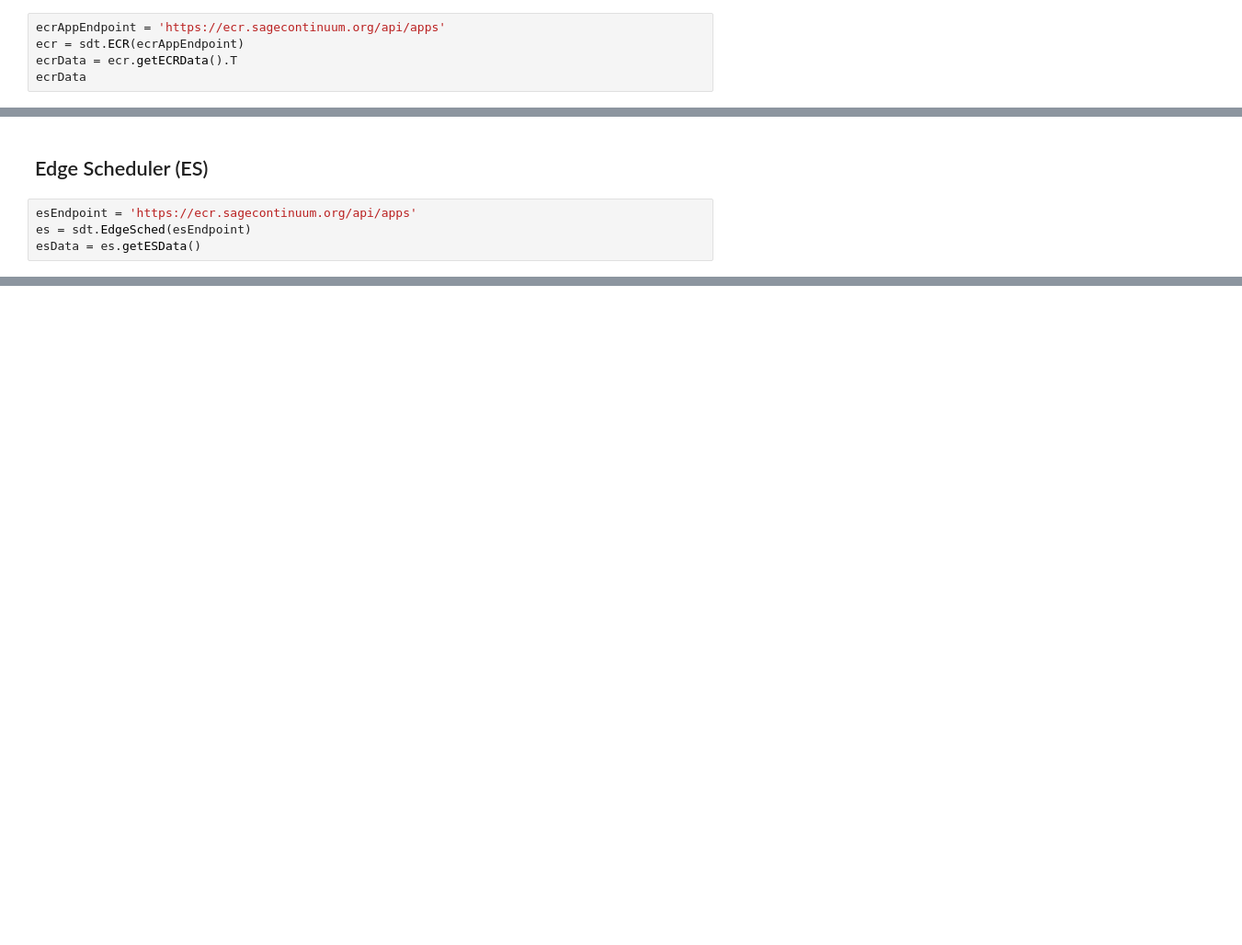
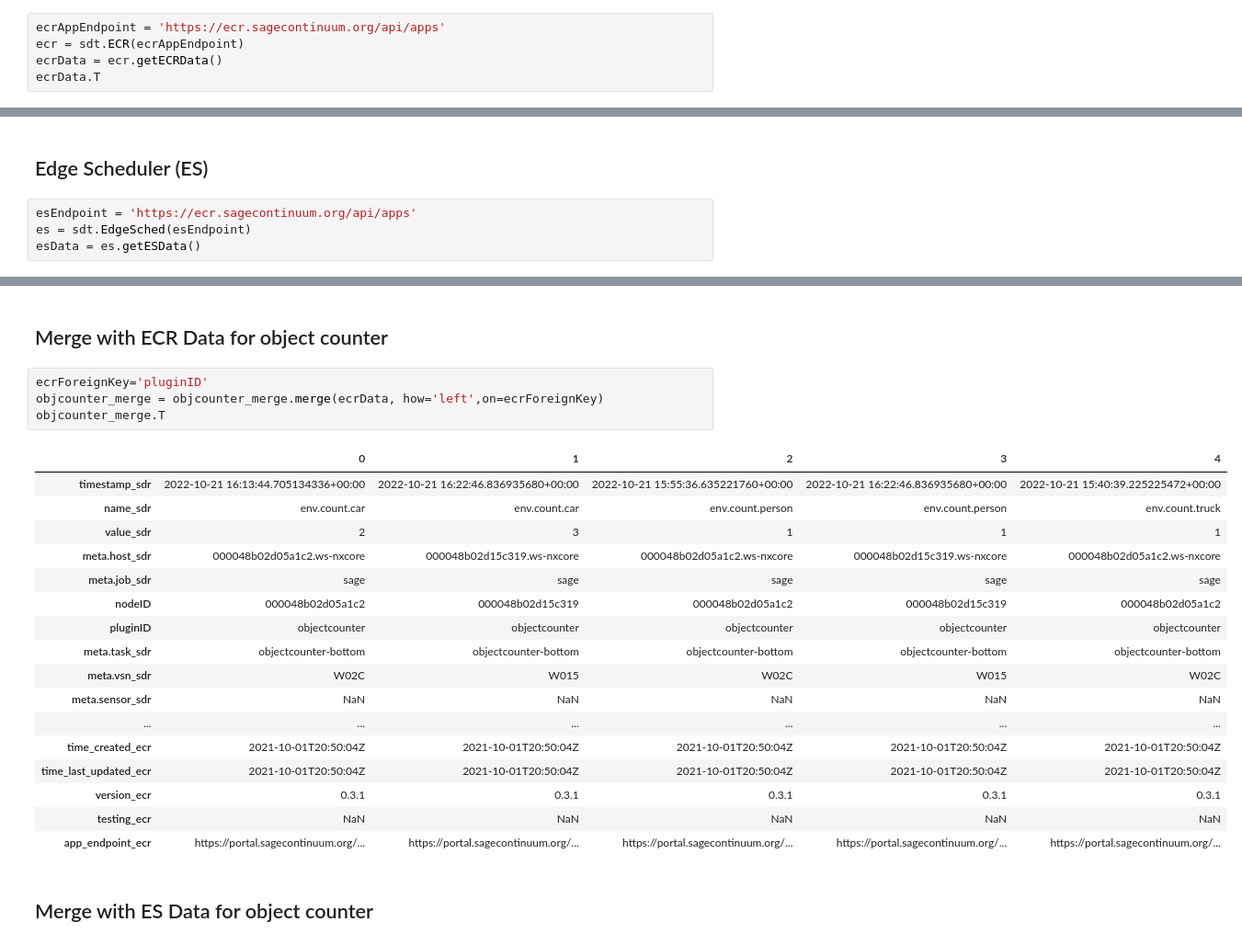
Before and after one commit to iperezx/sage-data-entities, a Jupyter notebook: docs/notebooks/walkthrough.ipynb, the cells around one changed output, grey strips where cells are left out. Shown at 92% size. Cells and saved outputs as stored; diff of their text form; blank space fills up the shorter version.

```diff
--- a/docs/notebooks/walkthrough.ipynb
+++ b/docs/notebooks/walkthrough.ipynb
@@ -43,5 +91,5 @@ sensorData
 # %%
 ecrAppEndpoint = 'https://ecr.sagecontinuum.org/api/apps'
 ecr = sdt.ECR(ecrAppEndpoint)
-ecrData = ecr.getECRData().T
-ecrData
+ecrData = ecr.getECRData()
+ecrData.T
@@ -57,0 +223,26 @@ esData[esData.owner == 'iperezx']
+# %% [markdown]
+## Merge with ECR Data for object counter
+# %%
+ecrForeignKey='pluginID'
+objcounter_merge = objcounter_merge.merge(ecrData, how='left',on=ecrForeignKey)
+objcounter_merge.T
+# %% [output]
+|  | 0 | 1 | 2 | 3 | 4 |
+| timestamp_sdr | 2022-10-21 16:13:44.705134336+00:00 | 2022-10-21 16:22:46.836935680+00:00 | 2022-10-21 15:55:36.635221760+00:00 | 2022-10-21 16:22:46.836935680+00:00 | 2022-10-21 15:40:39.225225472+00:00 |
+| name_sdr | env.count.car | env.count.car | env.count.person | env.count.person | env.count.truck |
+| value_sdr | 2 | 3 | 1 | 1 | 1 |
+| meta.host_sdr | 000048b02d05a1c2.ws-nxcore | 000048b02d15c319.ws-nxcore | 000048b02d05a1c2.ws-nxcore | 000048b02d15c319.ws-nxcore | 000048b02d05a1c2.ws-nxcore |
+| meta.job_sdr | sage | sage | sage | sage | sage |
+| nodeID | 000048b02d05a1c2 | 000048b02d15c319 | 000048b02d05a1c2 | 000048b02d15c319 | 000048b02d05a1c2 |
+| pluginID | objectcounter | objectcounter | objectcounter | objectcounter | objectcounter |
+| meta.task_sdr | objectcounter-bottom | objectcounter-bottom | objectcounter-bottom | objectcounter-bottom | objectcounter-bottom |
+| meta.vsn_sdr | W02C | W015 | W02C | W015 | W02C |
+| meta.sensor_sdr | NaN | NaN | NaN | NaN | NaN |
+| ... | ... | ... | ... | ... | ... |
+| time_created_ecr | 2021-10-01T20:50:04Z | 2021-10-01T20:50:04Z | 2021-10-01T20:50:04Z | 2021-10-01T20:50:04Z | 2021-10-01T20:50:04Z |
+| time_last_updated_ecr | 2021-10-01T20:50:04Z | 2021-10-01T20:50:04Z | 2021-10-01T20:50:04Z | 2021-10-01T20:50:04Z | 2021-10-01T20:50:04Z |
+| version_ecr | 0.3.1 | 0.3.1 | 0.3.1 | 0.3.1 | 0.3.1 |
+| testing_ecr | NaN | NaN | NaN | NaN | NaN |
+| app_endpoint_ecr | https://portal.sagecontinuum.org/... | https://portal.sagecontinuum.org/... | https://portal.sagecontinuum.org/... | https://portal.sagecontinuum.org/... | https://portal.sagecontinuum.org/... |
+# %% [markdown]
+## Merge with ES Data for object counter
```
Also changed, not shown: parts of 16 cells of this notebook, 2 other files.
